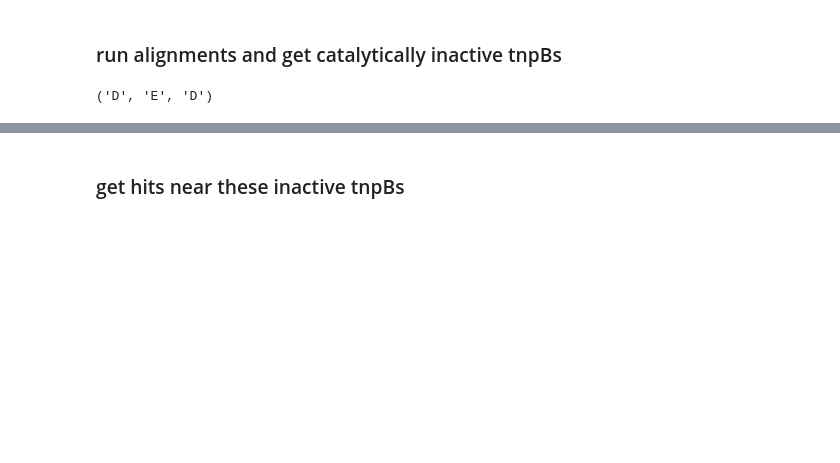
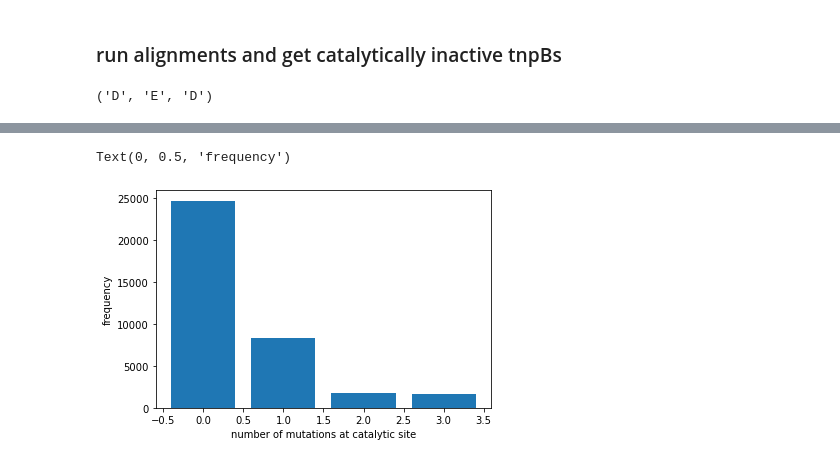
Before and after one commit to pdhsulab/GeneGraphDB, a Jupyter notebook: find_inactive_tnpBs.ipynb, the cells around one changed output, grey strips where cells are left out. Saved outputs shown, nothing was run; the diff lists cells and outputs as text; code cells hidden in the pictures; blank space fills up the shorter version.

```diff
--- a/find_inactive_tnpBs.ipynb
+++ b/find_inactive_tnpBs.ipynb
@@ -186,0 +305,33 @@ count_3, count_2, count_1, count_0
+# %%
+count_3, count_2, count_1, count_0 = 0, 0, 0, 0
+seq_logo_list_alltnpBs = []
+#with open(outfile_mafft) as handle, \
+with open("../tmp.kalign.faa") as handle, \
+open (outfile_tnpBs_inactive_3, "w") as outfile_3, \
+open (outfile_tnpBs_inactive_2, "w") as outfile_2, \
+open (outfile_tnpBs_inactive_1, "w") as outfile_1:
+    for rec in SeqIO.parse(handle, 'fasta'):
+        sequence = rec.seq
+        pid = rec.id
+        residues = [sequence[align_indices_dict[187]], sequence[align_indices_dict[271]], sequence[align_indices_dict[354]]]
+        seq_logo_list_alltnpBs += [residues]
+        first_residue_missing = residues[0] != 'D'
+        second_residue_missing = residues[1] != 'E'
+        third_residue_missing = residues[2] != 'D'
+        num_res_missing = first_residue_missing + second_residue_missing + third_residue_missing
+        sequence_gapfree = get_prot_sequence(pid)
+        if (len(sequence_gapfree) > 300) and (len(sequence_gapfree) < 500):
+            if num_res_missing == 3:
+                print(">" + pid, file = outfile_3)
+                print(sequence_gapfree, file = outfile_3)
+                count_3 += 1
+            elif num_res_missing == 2:
+                print(">" + pid, file = outfile_2)
+                print(sequence_gapfree, file = outfile_2)
+                count_2 += 1
+            if num_res_missing == 1:
+                print(">" + pid, file = outfile_1)
+                print(sequence_gapfree, file = outfile_1)
+                count_1 += 1
+            elif num_res_missing == 0:
+                count_0 += 1
@@ -187,3 +358,10 @@ count_3, count_2, count_1, count_0
+# %%
+plt.bar([0, 1, 2, 3], [count_0, count_1, count_2, count_3])
+plt.xlabel("number of mutations at catalytic site")
+plt.ylabel("frequency")
+# %% [output]
+Text(0, 0.5, 'frequency')
+[figure, added]
 # %%
 # p30_inactive_list = []
 # with open(outfile_tnpBs_inactive) as handle:
@@ -192,5 +370,3 @@ count_3, count_2, count_1, count_0
 #         p30_inactive_list.append(p30_inactive)
 # p30_inactive_list.sort()
 # set(p30_inactive_list)
-# %% [markdown]
-### get hits near these inactive tnpBs
```
Also changed, not shown: parts of 32 cells of this notebook, 8 other files.
